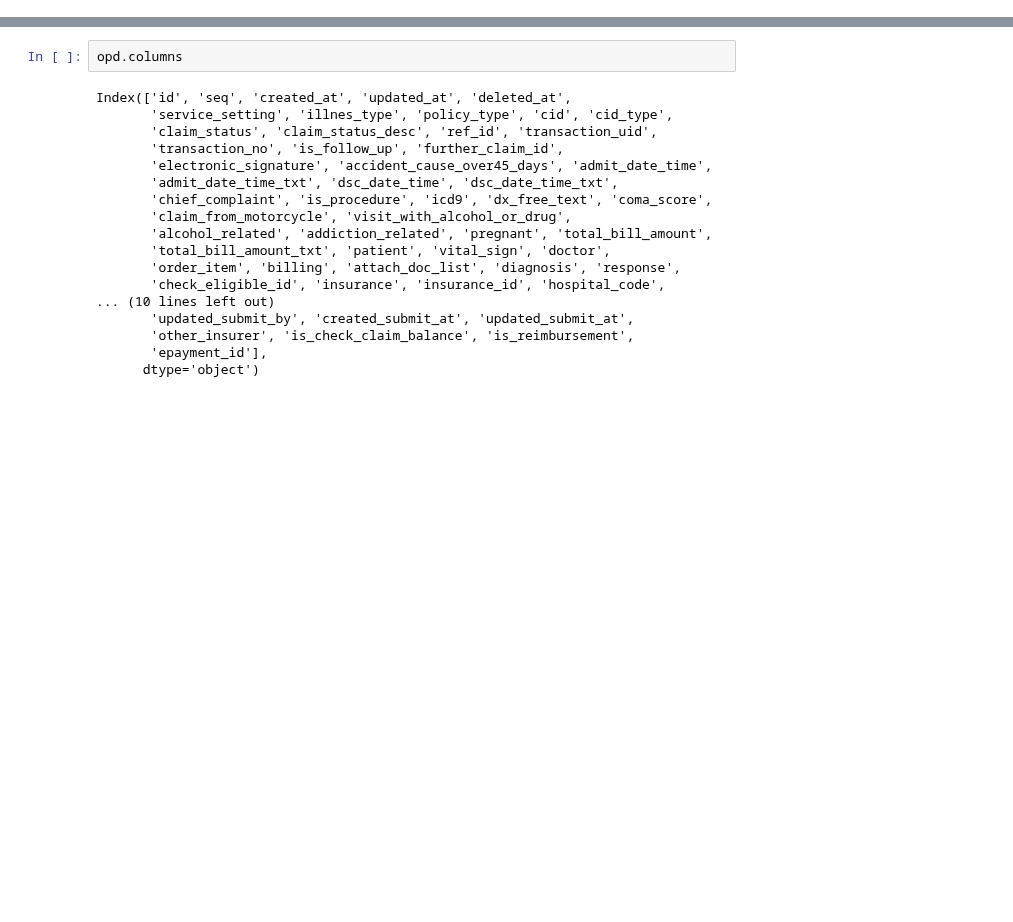
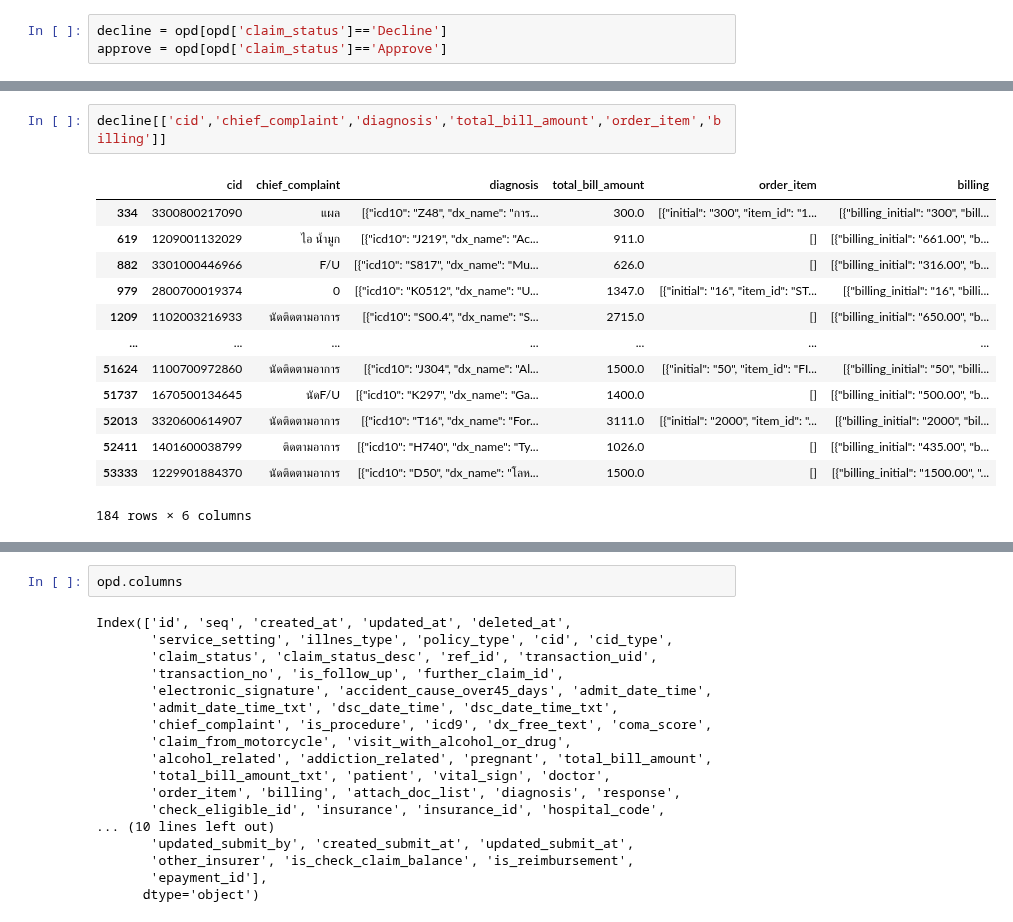
Before and after one commit to nxxk23/AI-Engineer, a Jupyter notebook: fraud.ipynb, the cells around one changed output, grey strips where cells are left out. Saved outputs shown, nothing was run; the diff lists cells and outputs as text; blank space fills up the shorter version.

```diff
--- a/fraud.ipynb
+++ b/fraud.ipynb
@@ -21,0 +182,3 @@ opd
+# %%
+decline = opd[opd['claim_status']=='Decline']
+approve = opd[opd['claim_status']=='Approve']
@@ -21,0 +227,16 @@ opd
+# %%
+decline[['cid','chief_complaint','diagnosis','total_bill_amount','order_item','billing']]
+# %% [output]
+|  | cid | chief_complaint | diagnosis | total_bill_amount | order_item | billing |
+| 334 | 3300800217090 | แผล | [{"icd10": "Z48", "dx_name": "การ... | 300.0 | [{"initial": "300", "item_id": "1... | [{"billing_initial": "300", "bill... |
+| 619 | 1209001132029 | ไอ น้ำมูก | [{"icd10": "J219", "dx_name": "Ac... | 911.0 | [] | [{"billing_initial": "661.00", "b... |
+| 882 | 3301000446966 | F/U | [{"icd10": "S817", "dx_name": "Mu... | 626.0 | [] | [{"billing_initial": "316.00", "b... |
+| 979 | 2800700019374 | 0 | [{"icd10": "K0512", "dx_name": "U... | 1347.0 | [{"initial": "16", "item_id": "ST... | [{"billing_initial": "16", "billi... |
+| 1209 | 1102003216933 | นัดติดตามอาการ | [{"icd10": "S00.4", "dx_name": "S... | 2715.0 | [] | [{"billing_initial": "650.00", "b... |
+| ... | ... | ... | ... | ... | ... | ... |
+| 51624 | 1100700972860 | นัดติดตามอาการ | [{"icd10": "J304", "dx_name": "Al... | 1500.0 | [{"initial": "50", "item_id": "FI... | [{"billing_initial": "50", "billi... |
+| 51737 | 1670500134645 | นัดF/U | [{"icd10": "K297", "dx_name": "Ga... | 1400.0 | [] | [{"billing_initial": "500.00", "b... |
+| 52013 | 3320600614907 | นัดติดตามอาการ | [{"icd10": "T16", "dx_name": "For... | 3111.0 | [{"initial": "2000", "item_id": "... | [{"billing_initial": "2000", "bil... |
+| 52411 | 1401600038799 | ติดตามอาการ | [{"icd10": "H740", "dx_name": "Ty... | 1026.0 | [] | [{"billing_initial": "435.00", "b... |
+| 53333 | 1229901884370 | นัดติดตามอาการ | [{"icd10": "D50", "dx_name": "โลห... | 1500.0 | [] | [{"billing_initial": "1500.00", "... |
+184 rows × 6 columns
```
Also changed, not shown: parts of 54 cells of this notebook.
